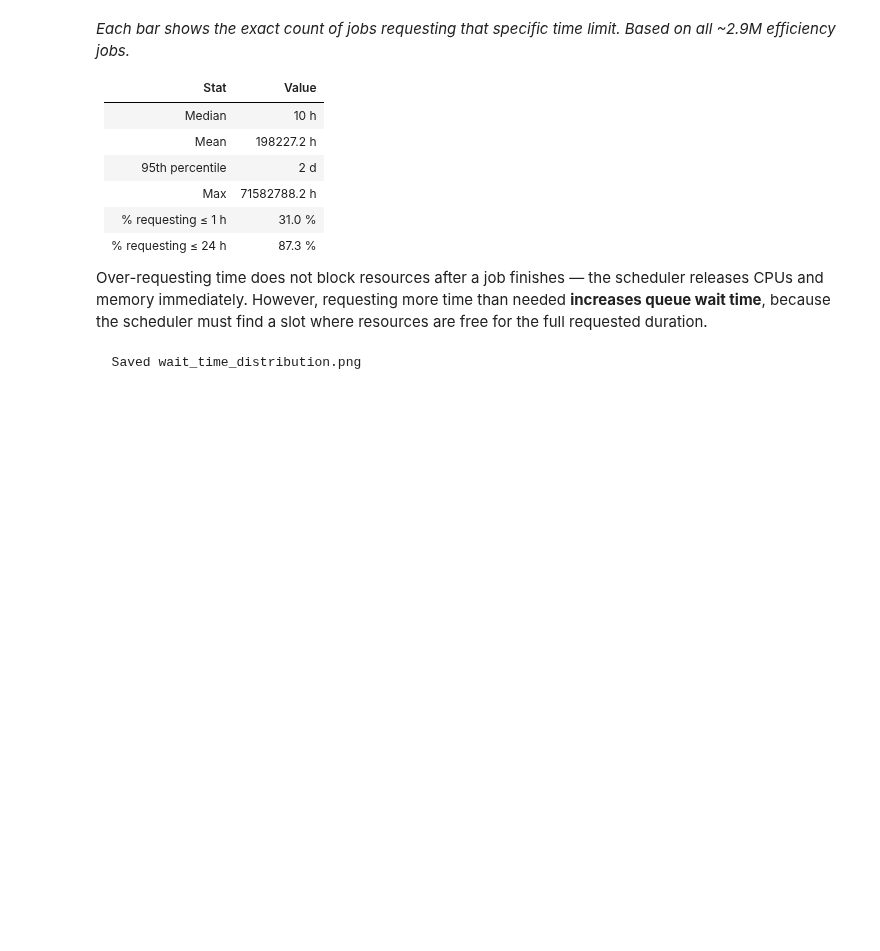
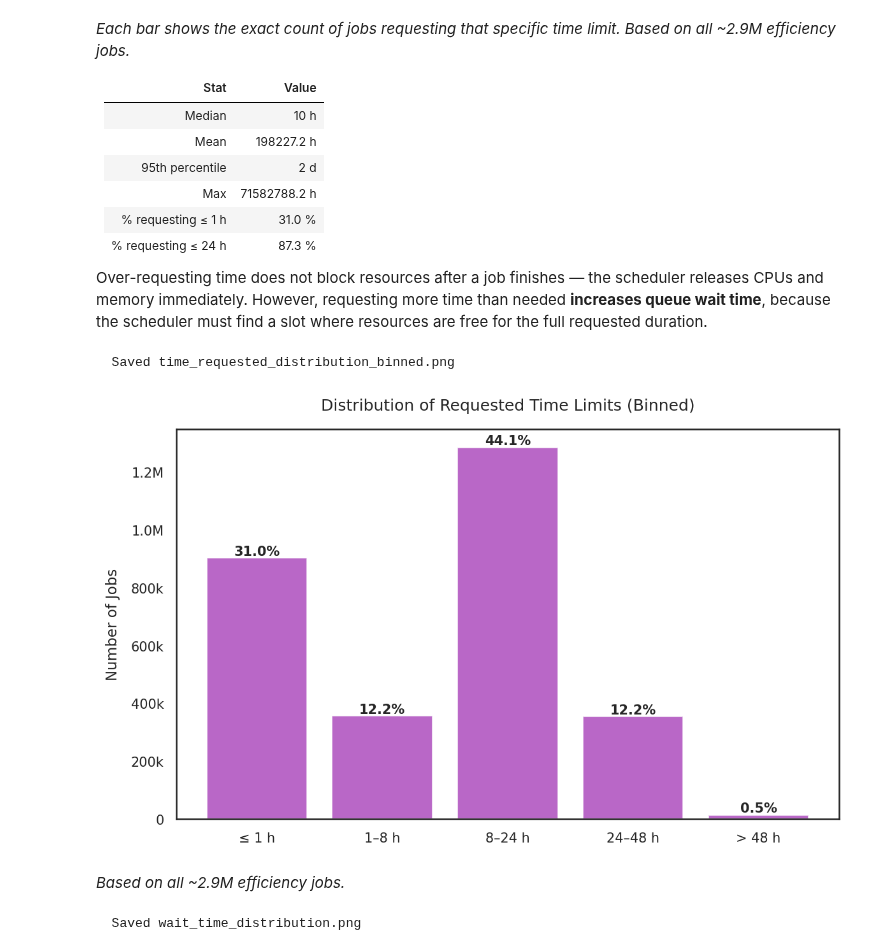
Before and after one commit to kcl-eresearch/hpc-data-analysis, a Jupyter notebook: notebooks/blog_2026-02_sustainability.ipynb, the cells around one changed output. Drawn from its saved outputs; the diff is of its cells as text; code cells hidden in the pictures; blank space fills up the shorter version.

Commit message:
fix: updated blog post draft; feature: new boxplots for faculty stats

```diff
--- a/notebooks/blog_2026-02_sustainability.ipynb
+++ b/notebooks/blog_2026-02_sustainability.ipynb
@@ -61,6 +61,7 @@ FACULTY_ABBREV = {
     'Students & Education':                                     'SE',
     'The Dickson Poon School of Law':                           'DPSL',
     'IT':                                                       'IT',
+    'Other':                                                    'Other',
     'unknown':                                                  'N/A',
 }
 
@@ -1101,6 +1105,44 @@ Over-requesting time does not block resources after a job finishes — the
 scheduler releases CPUs and memory immediately. However, requesting more time than
 needed **increases queue wait time**, because the scheduler must find a
 slot where resources are free for the full requested duration.
+# %%
+# Binned time distribution (simpler view for blog post)
+time_req_hrs = df['timelimit_sec'].dropna() / 3600
+
+bin_edges = [0, 1, 8, 24, 48, np.inf]
+bin_labels = ['\u2264 1 h', '1\u20138 h', '8\u201324 h', '24\u201348 h', '> 48 h']
+binned = pd.cut(time_req_hrs, bins=bin_edges, labels=bin_labels, right=True)
+bin_counts = binned.value_counts().reindex(bin_labels)
+
+total = bin_counts.sum()
+fig, ax = plt.subplots(figsize=(8, 5))
+bars = ax.bar(range(len(bin_labels)), bin_counts.values,
+              color='#9C27B0', alpha=0.7, edgecolor='white')
+ax.set_xticks(range(len(bin_labels)))
+ax.set_xticklabels(bin_labels)
+
+ax.yaxis.set_major_formatter(mticker.FuncFormatter(
+    lambda x, _: f'{x/1e6:.1f}M' if x >= 1e6 else
+                 f'{x/1e3:.0f}k' if x >= 1e3 else f'{x:.0f}'))
+
+ax.set_ylabel('Number of Jobs')
+ax.set_title('Distribution of Requested Time Limits (Binned)')
+
+for bar, v in zip(bars, bin_counts.values):
+    pct = v / total * 100
+    ax.text(bar.get_x() + bar.get_width() / 2, bar.get_height(),
+            f'{pct:.1f}%', ha='center', va='bottom', fontsize=10,
+            fontweight='bold')
+
+plt.tight_layout()
+savefig('time_requested_distribution_binned.png')
+plt.show()
+
+display(Markdown(f'*Based on all {approx(int(total))} efficiency jobs.*'))
+# %% [output]
+  Saved time_requested_distribution_binned.png
+[figure, added]
+*Based on all ~2.9M efficiency jobs.*
 # %%
 wait_data = df['wait_sec'].dropna()
 wait_hours = wait_data / 3600
```
Also changed, not shown: parts of 3 cells of this notebook, 4 other files.
